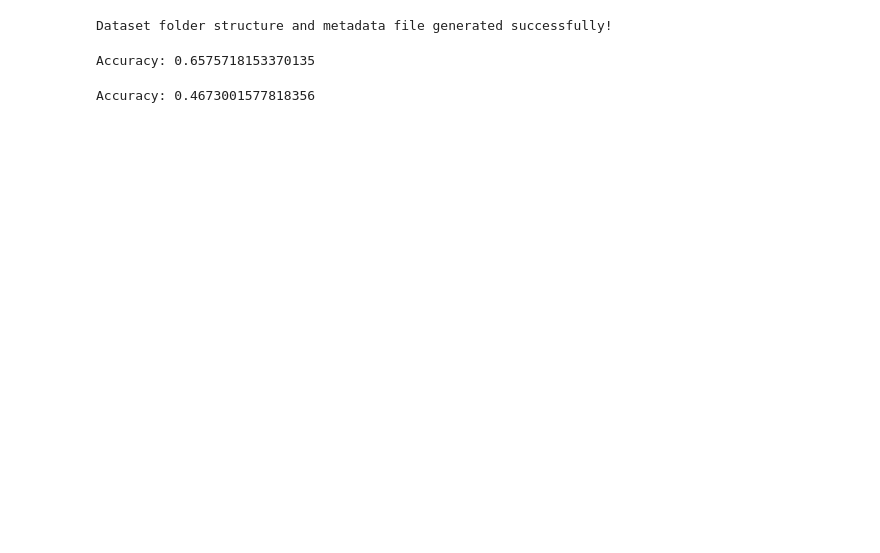
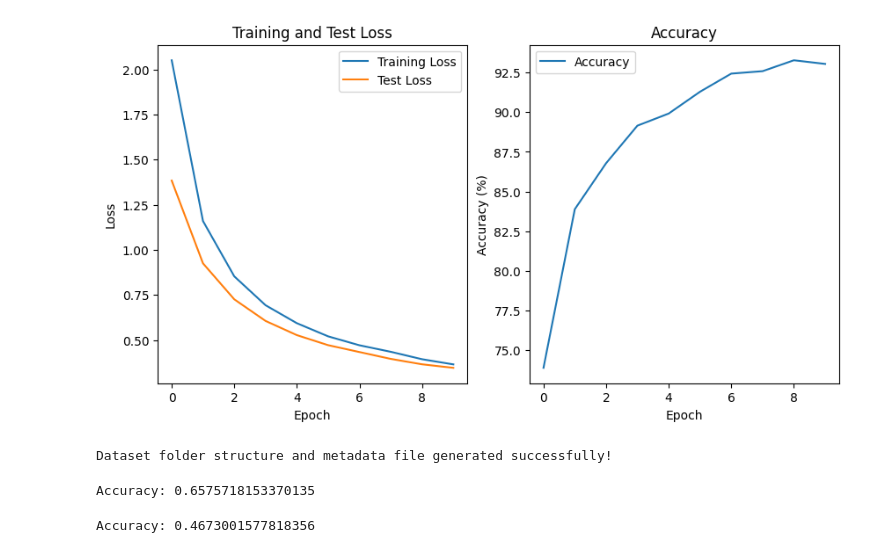
Before and after one commit to erwinsyahh/AttendanceFaceRecognition, a Jupyter notebook: fine_tuning.ipynb, the cells around one changed output. Cells and saved outputs as stored; diff of their text form; code cells hidden in the pictures; blank space fills up the shorter version.

```diff
--- a/fine_tuning.ipynb
+++ b/fine_tuning.ipynb
@@ -132,3 +193,24 @@ F1-score on test set: 0.93
+# %%
+# Plotting
+plt.figure(figsize=(10, 5))
+plt.subplot(1, 2, 1)
+plt.plot(train_loss_history, label='Training Loss')
+plt.plot(test_loss_history, label='Test Loss')
+plt.xlabel('Epoch')
+plt.ylabel('Loss')
+plt.title('Training and Test Loss')
+plt.legend()
+
+plt.subplot(1, 2, 2)
+plt.plot(accuracy_history, label='Accuracy')
+plt.xlabel('Epoch')
+plt.ylabel('Accuracy (%)')
+plt.title('Accuracy')
+plt.legend()
+
+plt.show()
+# %% [output]
+[figure, added]
 # %%
 # Save the trained model
 torch.save(resnet.state_dict(), 'resnet_model.pth')
```
Also changed, not shown: parts of 8 cells of this notebook, 1 other file.
